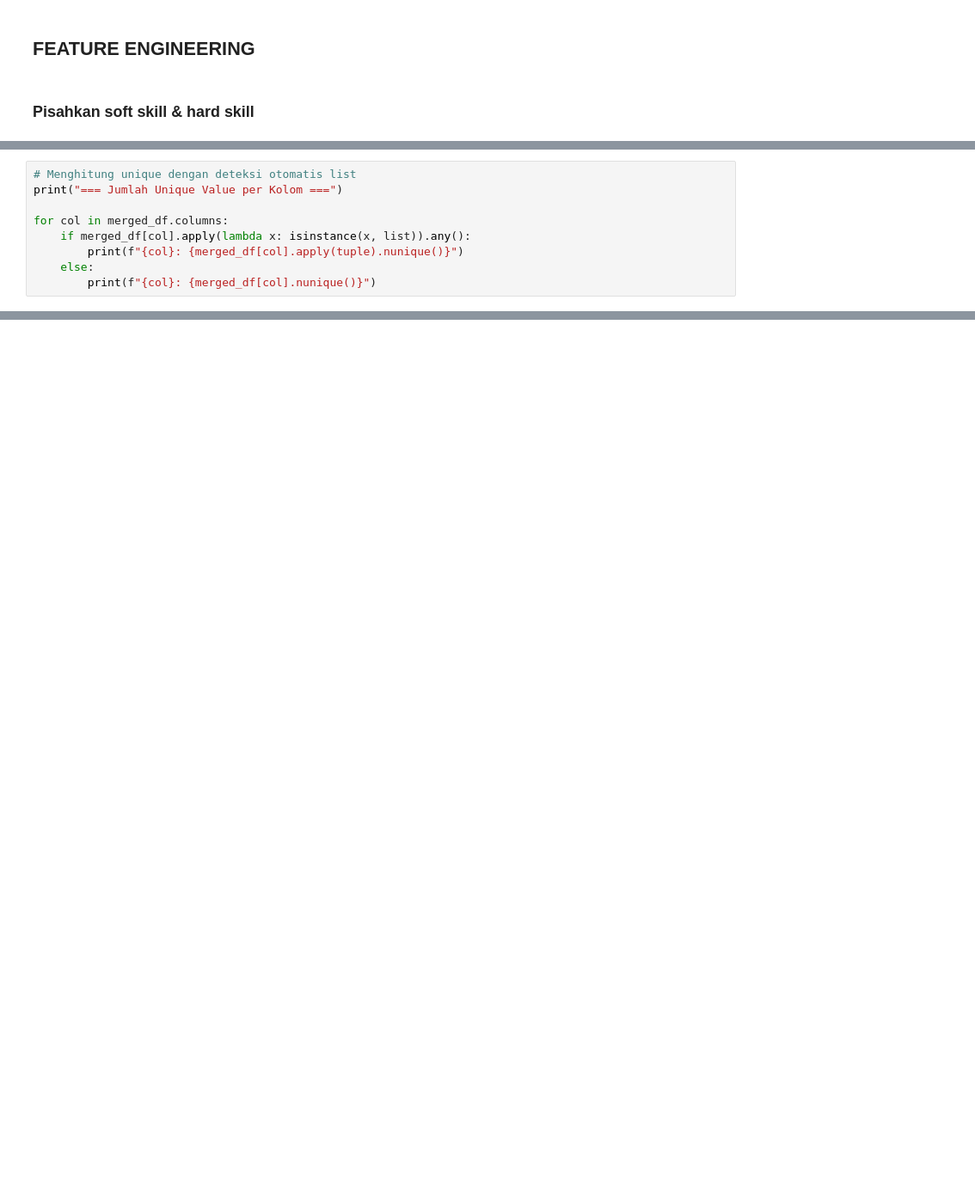
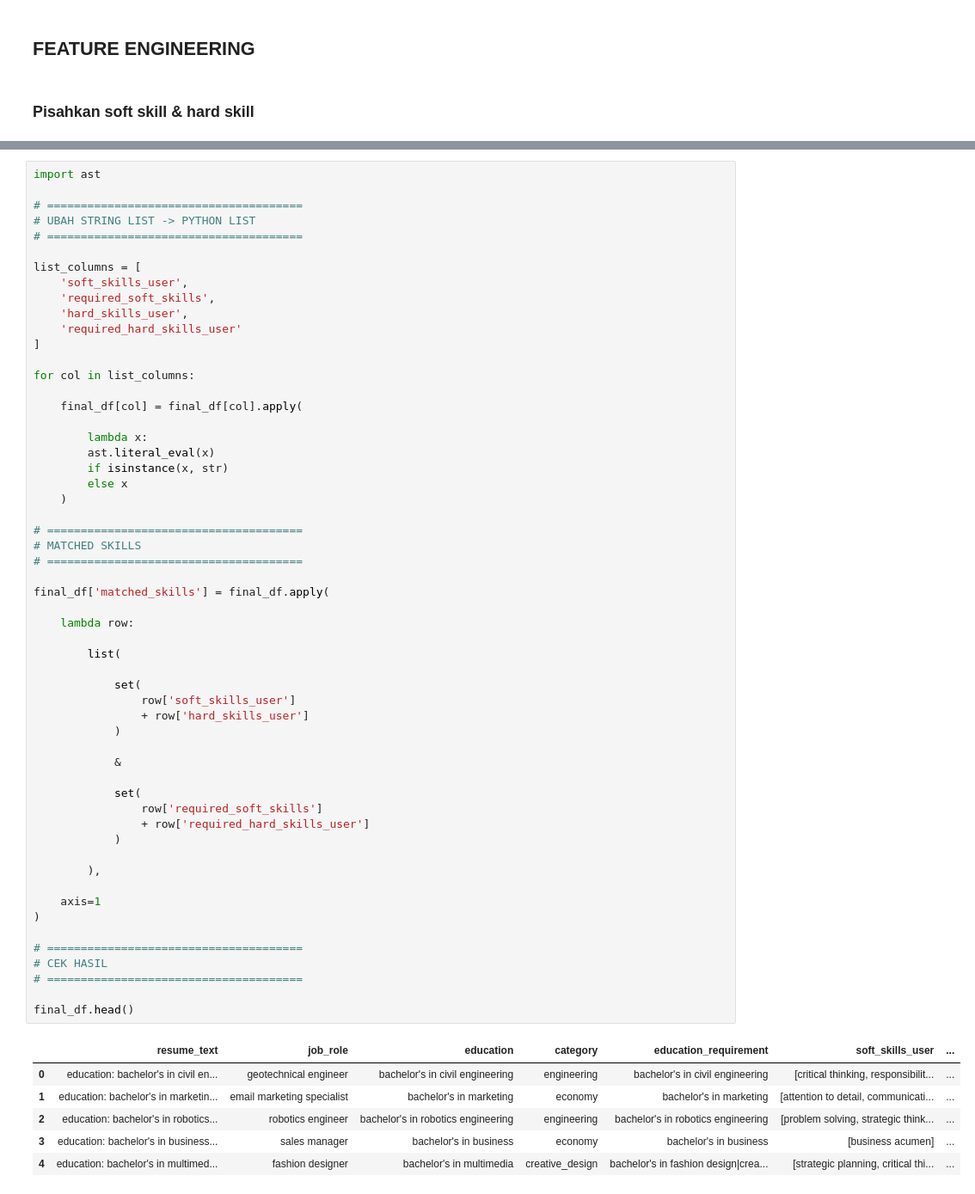
Before and after one commit to EsterButar-Butar/StepUp, a Jupyter notebook: notebook.ipynb, the cells around one changed output, grey strips where cells are left out. Shown at 86% size. Saved outputs shown, nothing was run; the diff lists cells and outputs as text; blank space fills up the shorter version.

```diff
--- a/notebook.ipynb
+++ b/notebook.ipynb
@@ -611,9 +271,0 @@ print(
-# %%
-# Menghitung unique dengan deteksi otomatis list
-print("=== Jumlah Unique Value per Kolom ===")
-
-for col in merged_df.columns:
-    if merged_df[col].apply(lambda x: isinstance(x, list)).any():
-        print(f"{col}: {merged_df[col].apply(tuple).nunique()}")
-    else:
-        print(f"{col}: {merged_df[col].nunique()}")
@@ -997,0 +1396,63 @@ memory usage: 1.3+ MB
+# %%
+import ast
+
+# ======================================
+# UBAH STRING LIST -> PYTHON LIST
+# ======================================
+
+list_columns = [
+    'soft_skills_user',
+    'required_soft_skills',
+    'hard_skills_user',
+    'required_hard_skills_user'
+]
+
+for col in list_columns:
+
+    final_df[col] = final_df[col].apply(
+
+        lambda x:
+        ast.literal_eval(x)
+        if isinstance(x, str)
+        else x
+    )
+
+# ======================================
+# MATCHED SKILLS
+# ======================================
+
+final_df['matched_skills'] = final_df.apply(
+
+    lambda row:
+
+        list(
+
+            set(
+                row['soft_skills_user']
+                + row['hard_skills_user']
+            )
+
+            &
+
+            set(
+                row['required_soft_skills']
+                + row['required_hard_skills_user']
+            )
+
+        ),
+
+    axis=1
+)
+
+# ======================================
+# CEK HASIL
+# ======================================
+
+final_df.head()
+# %% [output]
+|  | resume_text | job_role | education | category | education_requirement | soft_skills_user | ... |
+| 0 | education: bachelor's in civil en... | geotechnical engineer | bachelor's in civil engineering | engineering | bachelor's in civil engineering | [critical thinking, responsibilit... | ... |
+| 1 | education: bachelor's in marketin... | email marketing specialist | bachelor's in marketing | economy | bachelor's in marketing | [attention to detail, communicati... | ... |
+| 2 | education: bachelor's in robotics... | robotics engineer | bachelor's in robotics engineering | engineering | bachelor's in robotics engineering | [problem solving, strategic think... | ... |
+| 3 | education: bachelor's in business... | sales manager | bachelor's in business | economy | bachelor's in business | [business acumen] | ... |
+| 4 | education: bachelor's in multimed... | fashion designer | bachelor's in multimedia | creative_design | bachelor's in fashion design|crea... | [strategic planning, critical thi... | ... |
```
Also changed, not shown: parts of 74 cells of this notebook, 6 other files.
